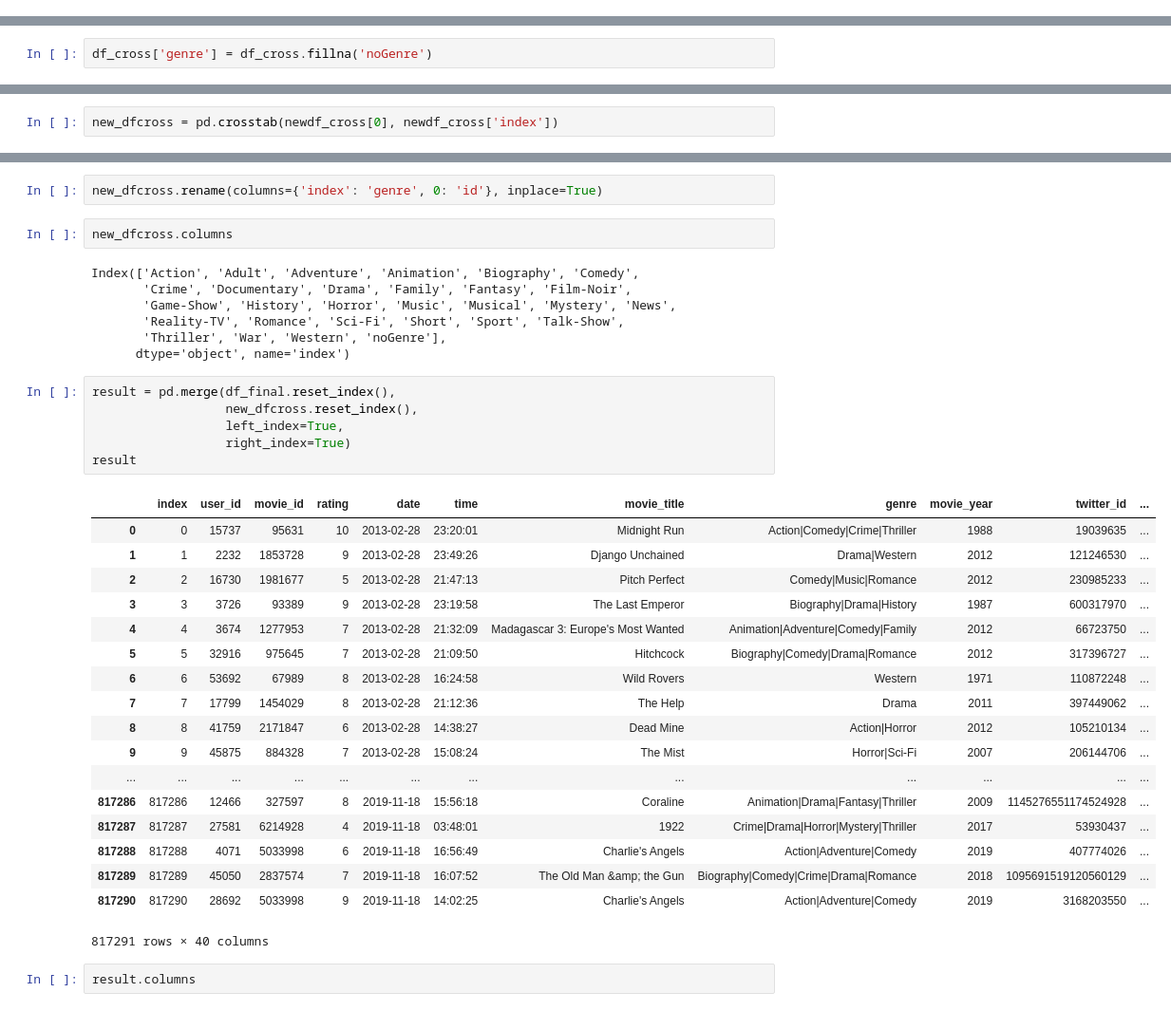
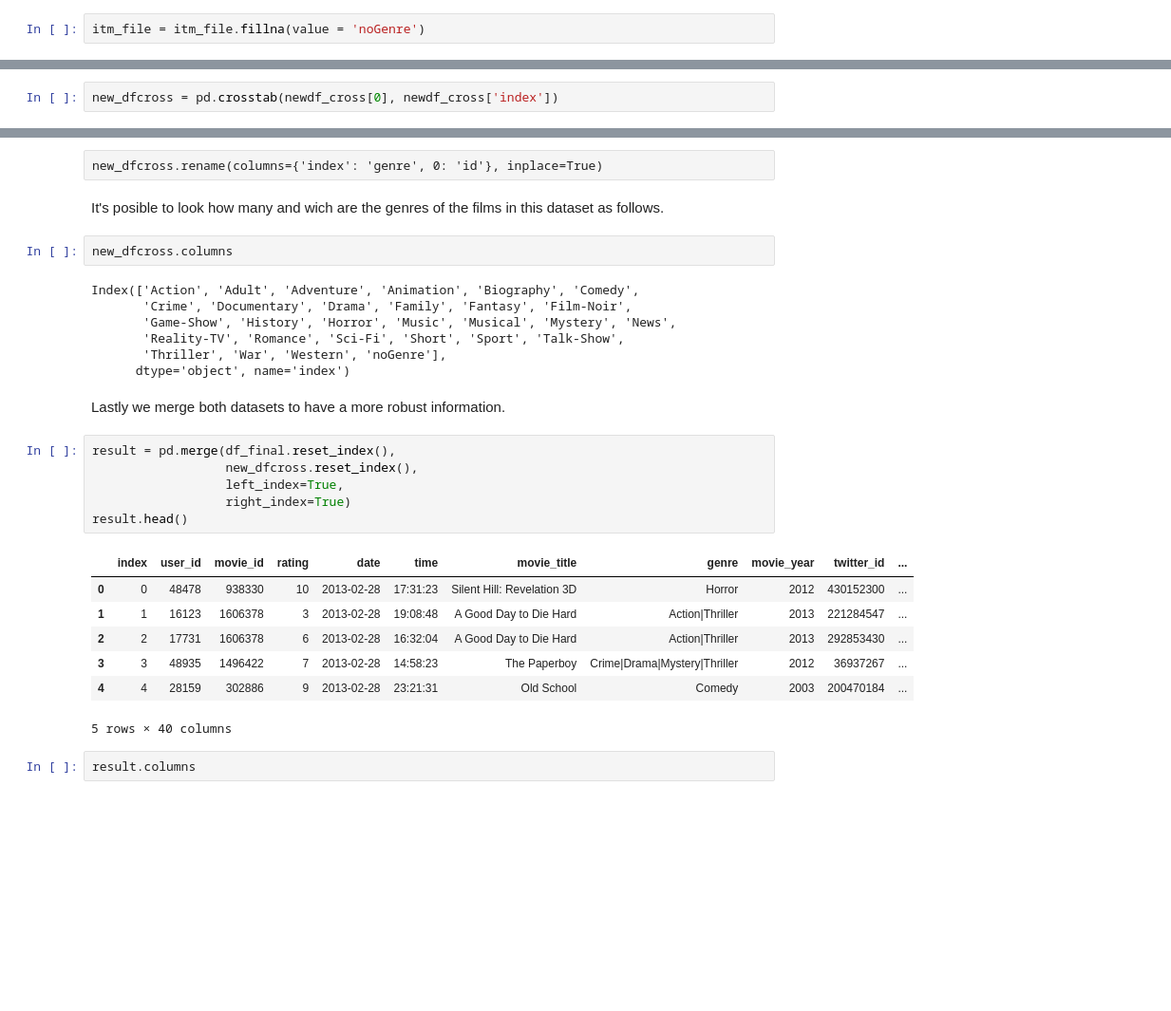
Before and after one commit to AlanItzep/Recommendation_System, a Jupyter notebook: twiter_movie_raiting.ipynb, the cells around one changed output, grey strips where cells are left out. Shown at 95% size. Cells and saved outputs as stored; diff of their text form; blank space fills up the shorter version.

Commit message:
Revision and documentation
Until here all the part concening to the trivial recommendation system is completed besides it have all the commentaries to understand how it works.

```diff
--- a/twiter_movie_raiting.ipynb
+++ b/twiter_movie_raiting.ipynb
@@ -50,0 +94,2 @@ itm_file.shape
+# %%
+itm_file = itm_file.fillna(value = 'noGenre')
@@ -253,2 +277,0 @@ dtype: int64
-# %%
-df_cross['genre'] = df_cross.fillna('noGenre')
@@ -286,5 +300,7 @@ new_dfcross
-# %%
-new_dfcross.rename(columns={'index': 'genre', 0: 'id'}, inplace=True)
+# %% [raw]
+new_dfcross.rename(columns={'index': 'genre', 0: 'id'}, inplace=True)
+# %% [markdown]
+It's posible to look how many and wich are the genres of the films in this dataset as follows.
 # %%
 new_dfcross.columns
 # %% [output]
@@ -294,31 +310,22 @@ Index(['Action', 'Adult', 'Adventure', 'Animation', 'Biography', 'Comedy',
        'Reality-TV', 'Romance', 'Sci-Fi', 'Short', 'Sport', 'Talk-Show',
        'Thriller', 'War', 'Western', 'noGenre'],
       dtype='object', name='index')
+# %% [markdown]
+Lastly we merge both datasets to have a more robust information.
 # %%
 result = pd.merge(df_final.reset_index(),
                   new_dfcross.reset_index(),
                   left_index=True,
                   right_index=True)
-result
+result.head()
 # %% [output]
 |  | index | user_id | movie_id | rating | date | time | movie_title | genre | movie_year | twitter_id | ... |
-| 0 | 0 | 15737 | 95631 | 10 | 2013-02-28 | 23:20:01 | Midnight Run | Action|Comedy|Crime|Thriller | 1988 | 19039635 | ... |
-| 1 | 1 | 2232 | 1853728 | 9 | 2013-02-28 | 23:49:26 | Django Unchained | Drama|Western | 2012 | 121246530 | ... |
-| 2 | 2 | 16730 | 1981677 | 5 | 2013-02-28 | 21:47:13 | Pitch Perfect | Comedy|Music|Romance | 2012 | 230985233 | ... |
-| 3 | 3 | 3726 | 93389 | 9 | 2013-02-28 | 23:19:58 | The Last Emperor | Biography|Drama|History | 1987 | 600317970 | ... |
-| 4 | 4 | 3674 | 1277953 | 7 | 2013-02-28 | 21:32:09 | Madagascar 3: Europe's Most Wanted | Animation|Adventure|Comedy|Family | 2012 | 66723750 | ... |
-| 5 | 5 | 32916 | 975645 | 7 | 2013-02-28 | 21:09:50 | Hitchcock | Biography|Comedy|Drama|Romance | 2012 | 317396727 | ... |
-| 6 | 6 | 53692 | 67989 | 8 | 2013-02-28 | 16:24:58 | Wild Rovers | Western | 1971 | 110872248 | ... |
-| 7 | 7 | 17799 | 1454029 | 8 | 2013-02-28 | 21:12:36 | The Help | Drama | 2011 | 397449062 | ... |
-| 8 | 8 | 41759 | 2171847 | 6 | 2013-02-28 | 14:38:27 | Dead Mine | Action|Horror | 2012 | 105210134 | ... |
-| 9 | 9 | 45875 | 884328 | 7 | 2013-02-28 | 15:08:24 | The Mist | Horror|Sci-Fi | 2007 | 206144706 | ... |
-| ... | ... | ... | ... | ... | ... | ... | ... | ... | ... | ... | ... |
-| 817286 | 817286 | 12466 | 327597 | 8 | 2019-11-18 | 15:56:18 | Coraline | Animation|Drama|Fantasy|Thriller | 2009 | 1145276551174524928 | ... |
-| 817287 | 817287 | 27581 | 6214928 | 4 | 2019-11-18 | 03:48:01 | 1922 | Crime|Drama|Horror|Mystery|Thriller | 2017 | 53930437 | ... |
-| 817288 | 817288 | 4071 | 5033998 | 6 | 2019-11-18 | 16:56:49 | Charlie's Angels | Action|Adventure|Comedy | 2019 | 407774026 | ... |
-| 817289 | 817289 | 45050 | 2837574 | 7 | 2019-11-18 | 16:07:52 | The Old Man &amp; the Gun | Biography|Comedy|Crime|Drama|Romance | 2018 | 1095691519120560129 | ... |
-| 817290 | 817290 | 28692 | 5033998 | 9 | 2019-11-18 | 14:02:25 | Charlie's Angels | Action|Adventure|Comedy | 2019 | 3168203550 | ... |
+| 0 | 0 | 48478 | 938330 | 10 | 2013-02-28 | 17:31:23 | Silent Hill: Revelation 3D | Horror | 2012 | 430152300 | ... |
+| 1 | 1 | 16123 | 1606378 | 3 | 2013-02-28 | 19:08:48 | A Good Day to Die Hard | Action|Thriller | 2013 | 221284547 | ... |
+| 2 | 2 | 17731 | 1606378 | 6 | 2013-02-28 | 16:32:04 | A Good Day to Die Hard | Action|Thriller | 2013 | 292853430 | ... |
+| 3 | 3 | 48935 | 1496422 | 7 | 2013-02-28 | 14:58:23 | The Paperboy | Crime|Drama|Mystery|Thriller | 2012 | 36937267 | ... |
+| 4 | 4 | 28159 | 302886 | 9 | 2013-02-28 | 23:21:31 | Old School | Comedy | 2003 | 200470184 | ... |
-817291 rows × 40 columns
+5 rows × 40 columns
 # %%
 result.columns
 # %% [output]
```
Also changed, not shown: parts of 86 cells of this notebook.
